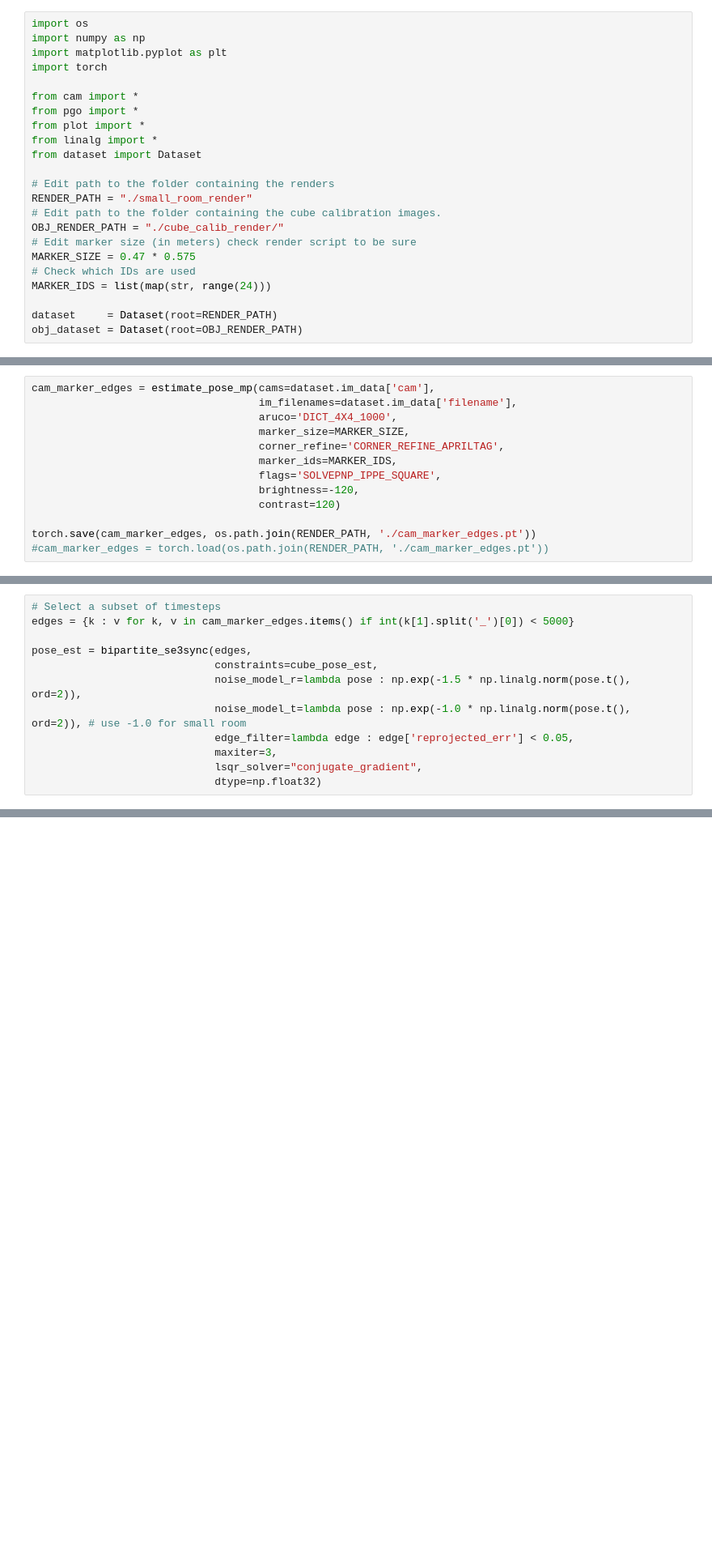
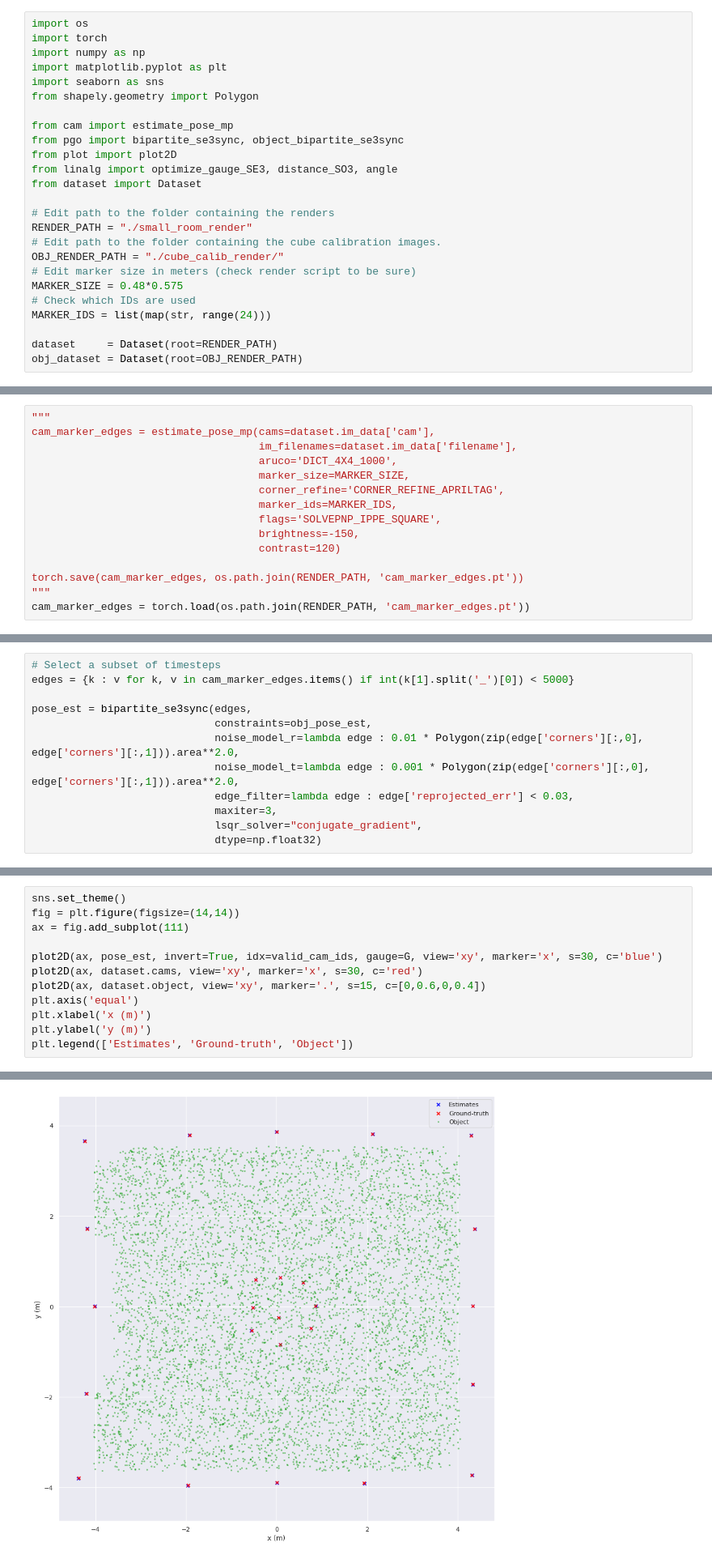
Before and after one commit to gabmoreira/vican, a Jupyter notebook: main.ipynb, the cells around one changed output, grey strips where cells are left out. Shown: that part at 81% size. Saved outputs shown, nothing was run; the diff lists cells and outputs as text; blank space fills up the shorter version.

```diff
--- a/main.ipynb
+++ b/main.ipynb
@@ -3,21 +3,23 @@
 # %%
 import os
+import torch
 import numpy as np
 import matplotlib.pyplot as plt
-import torch
+import seaborn as sns
+from shapely.geometry import Polygon
 
-from cam import *
-from pgo import *
-from plot import *
-from linalg import *
+from cam import estimate_pose_mp
+from pgo import bipartite_se3sync, object_bipartite_se3sync
+from plot import plot2D
+from linalg import optimize_gauge_SE3, distance_SO3, angle
 from dataset import Dataset
 
 # Edit path to the folder containing the renders
 RENDER_PATH = "./small_room_render"
 # Edit path to the folder containing the cube calibration images.
 OBJ_RENDER_PATH = "./cube_calib_render/"
-# Edit marker size (in meters) check render script to be sure
-MARKER_SIZE = 0.47 * 0.575
+# Edit marker size in meters (check render script to be sure)
+MARKER_SIZE = 0.48*0.575
 # Check which IDs are used
 MARKER_IDS = list(map(str, range(24)))
 
@@ -76,4 +70,5 @@ Done!
 # %%
+"""
 cam_marker_edges = estimate_pose_mp(cams=dataset.im_data['cam'],
                                     im_filenames=dataset.im_data['filename'],
                                     aruco='DICT_4X4_1000',
@@ -81,8 +76,9 @@ cam_marker_edges = estimate_pose_mp(cams=dataset.im_data['cam'],
                                     corner_refine='CORNER_REFINE_APRILTAG',
                                     marker_ids=MARKER_IDS,
                                     flags='SOLVEPNP_IPPE_SQUARE',
-                                    brightness=-120,
+                                    brightness=-150,
                                     contrast=120)
 
-torch.save(cam_marker_edges, os.path.join(RENDER_PATH, './cam_marker_edges.pt'))
-#cam_marker_edges = torch.load(os.path.join(RENDER_PATH, './cam_marker_edges.pt'))
+torch.save(cam_marker_edges, os.path.join(RENDER_PATH, 'cam_marker_edges.pt'))
+"""
+cam_marker_edges = torch.load(os.path.join(RENDER_PATH, 'cam_marker_edges.pt'))
@@ -100,10 +89,10 @@ Finished: 473214 markers detected.
 edges = {k : v for k, v in cam_marker_edges.items() if int(k[1].split('_')[0]) < 5000}
 
 pose_est = bipartite_se3sync(edges,
-                             constraints=cube_pose_est,
-                             noise_model_r=lambda pose : np.exp(-1.5 * np.linalg.norm(pose.t(), ord=2)),
-                             noise_model_t=lambda pose : np.exp(-1.0 * np.linalg.norm(pose.t(), ord=2)), # use -1.0 for small room
-                             edge_filter=lambda edge : edge['reprojected_err'] < 0.05,
+                             constraints=obj_pose_est,
+                             noise_model_r=lambda edge : 0.01 * Polygon(zip(edge['corners'][:,0], edge['corners'][:,1])).area**2.0,
+                             noise_model_t=lambda edge : 0.001 * Polygon(zip(edge['corners'][:,0], edge['corners'][:,1])).area**2.0,
+                             edge_filter=lambda edge : edge['reprojected_err'] < 0.03,
                              maxiter=3,
                              lsqr_solver="conjugate_gradient",
                              dtype=np.float32)
@@ -181,0 +133,13 @@ plt.legend(lgd)
+# %%
+sns.set_theme()
+fig = plt.figure(figsize=(14,14))
+ax = fig.add_subplot(111)
+
+plot2D(ax, pose_est, invert=True, idx=valid_cam_ids, gauge=G, view='xy', marker='x', s=30, c='blue')
+plot2D(ax, dataset.cams, view='xy', marker='x', s=30, c='red')
+plot2D(ax, dataset.object, view='xy', marker='.', s=15, c=[0,0.6,0,0.4])
+plt.axis('equal')
+plt.xlabel('x (m)')
+plt.ylabel('y (m)')
+plt.legend(['Estimates', 'Ground-truth', 'Object'])
+# %% [output]
@@ -181,0 +148 @@ plt.legend(lgd)
+[figure, added]
```
Also changed, not shown: parts of 16 cells of this notebook, 6 other files.
